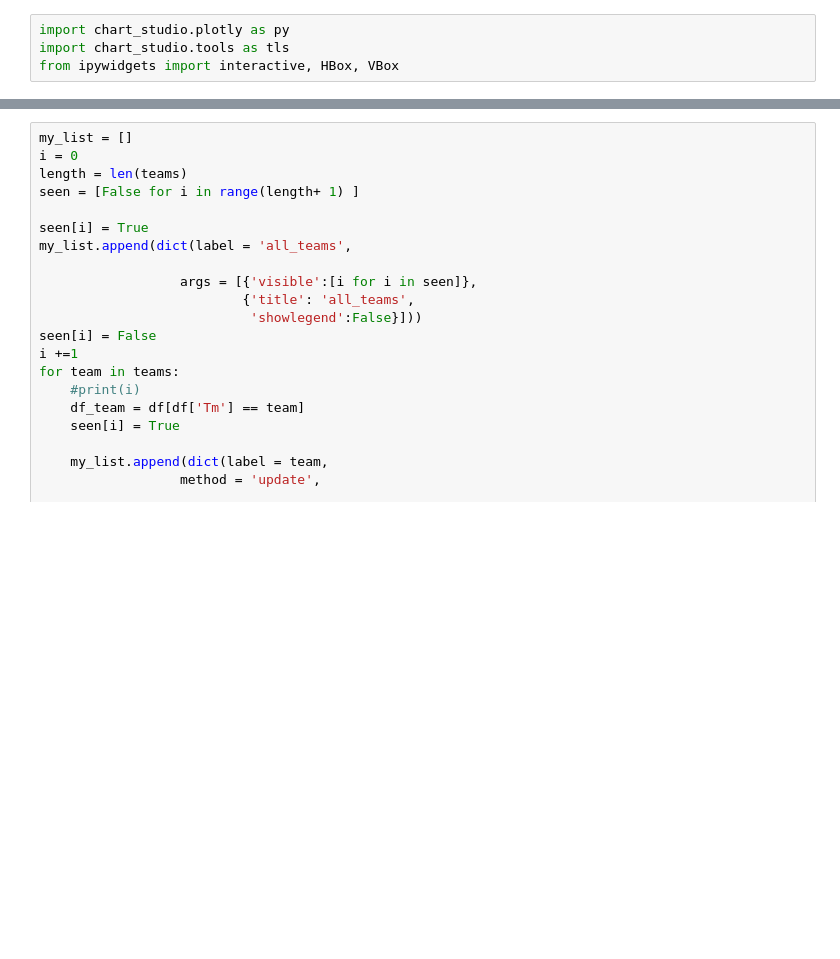
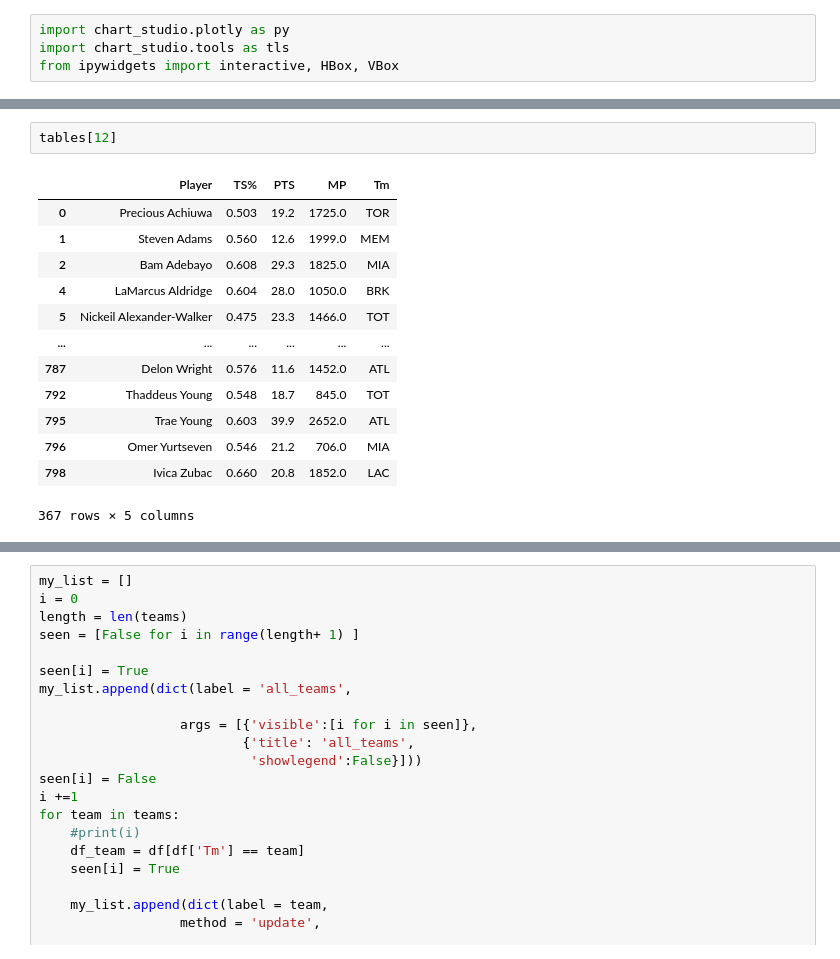
Before and after one commit to gabriel1200/public_data, a Jupyter notebook: true_shooting.ipynb, the cells around one changed output, grey strips where cells are left out. Cells and saved outputs as stored; diff of their text form; blank space fills up the shorter version.

```diff
--- a/true_shooting.ipynb
+++ b/true_shooting.ipynb
@@ -58 +59,17 @@ df_2 = pd.read_html(link_2)[0]
+# %%
+tables[12]
+# %% [output]
+|  | Player | TS% | PTS | MP | Tm |
+| 0 | Precious Achiuwa | 0.503 | 19.2 | 1725.0 | TOR |
+| 1 | Steven Adams | 0.560 | 12.6 | 1999.0 | MEM |
+| 2 | Bam Adebayo | 0.608 | 29.3 | 1825.0 | MIA |
+| 4 | LaMarcus Aldridge | 0.604 | 28.0 | 1050.0 | BRK |
+| 5 | Nickeil Alexander-Walker | 0.475 | 23.3 | 1466.0 | TOT |
+| ... | ... | ... | ... | ... | ... |
+| 787 | Delon Wright | 0.576 | 11.6 | 1452.0 | ATL |
+| 792 | Thaddeus Young | 0.548 | 18.7 | 845.0 | TOT |
+| 795 | Trae Young | 0.603 | 39.9 | 2652.0 | ATL |
+| 796 | Omer Yurtseven | 0.546 | 21.2 | 706.0 | MIA |
+| 798 | Ivica Zubac | 0.660 | 20.8 | 1852.0 | LAC |
+367 rows × 5 columns
 # %%
```
Also changed, not shown: parts of 15 cells of this notebook.
